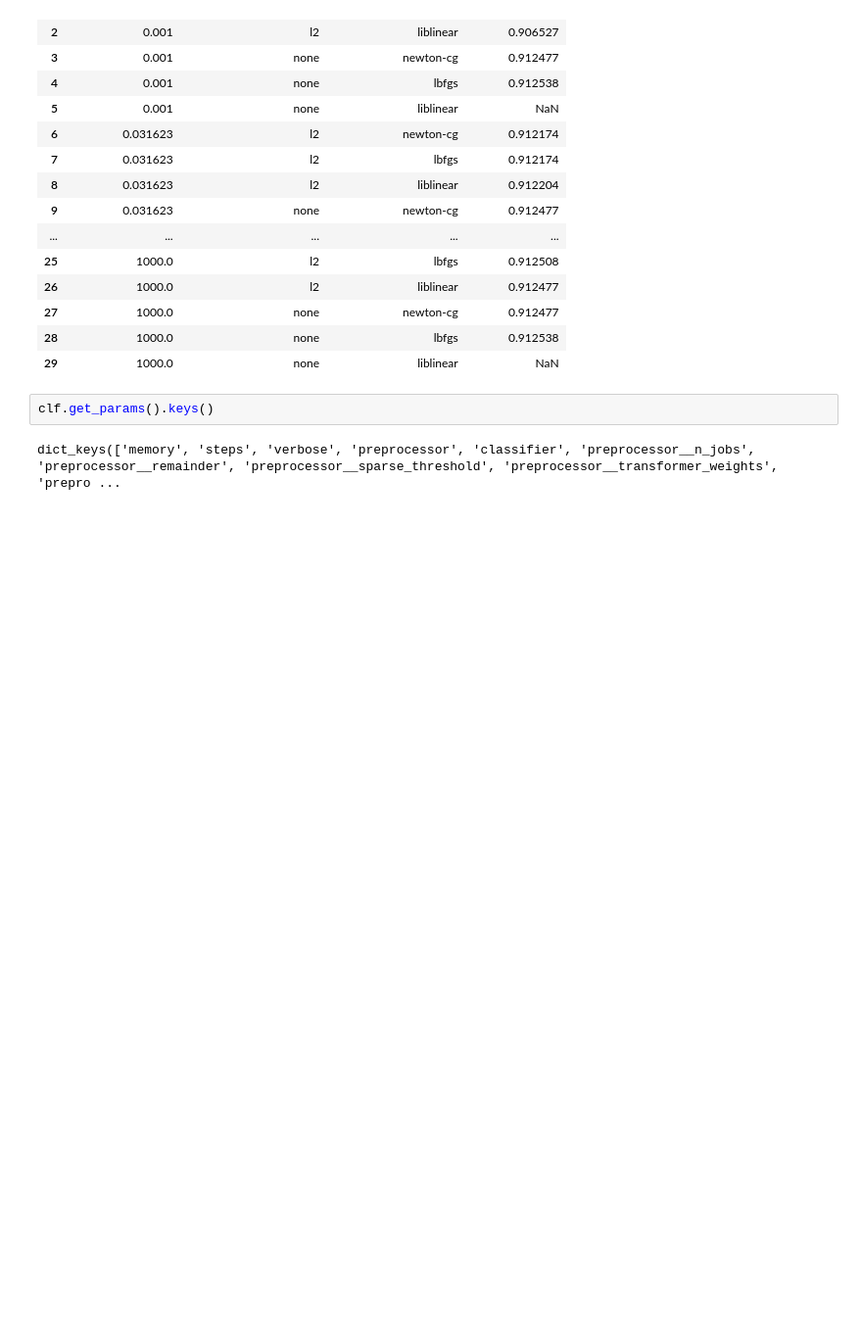
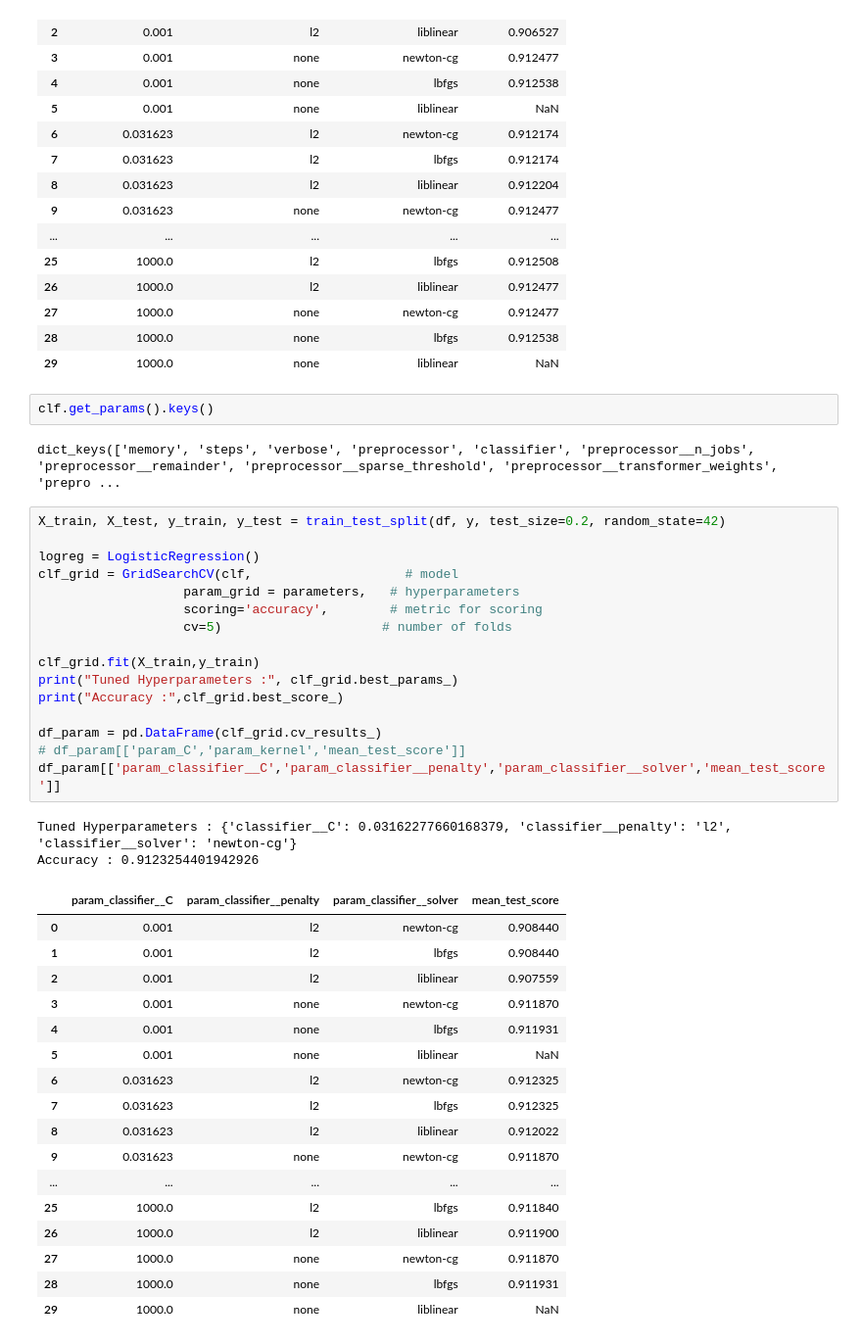
Before and after one commit to gitkym/uvs_bank_marketing_project, a Jupyter notebook: Models.ipynb, the cells around one changed output. Shown at 98% size. Saved outputs shown, nothing was run; the diff lists cells and outputs as text; blank space fills up the shorter version.

Commit message:
grid search lr

```diff
--- a/Models.ipynb
+++ b/Models.ipynb
@@ -161,3 +161,39 @@ df_param[['param_classifier__C','param_classifier__penalty','param_classifier__s
 clf.get_params().keys()
 # %% [output]
 dict_keys(['memory', 'steps', 'verbose', 'preprocessor', 'classifier', 'preprocessor__n_jobs', 'preprocessor__remainder', 'preprocessor__sparse_threshold', 'preprocessor__transformer_weights', 'prepro ...
+# %%
+X_train, X_test, y_train, y_test = train_test_split(df, y, test_size=0.2, random_state=42)
+
+logreg = LogisticRegression()
+clf_grid = GridSearchCV(clf,                    # model
+                   param_grid = parameters,   # hyperparameters
+                   scoring='accuracy',        # metric for scoring
+                   cv=5)                     # number of folds
+
+clf_grid.fit(X_train,y_train)
+print("Tuned Hyperparameters :", clf_grid.best_params_)
+print("Accuracy :",clf_grid.best_score_)
+
+df_param = pd.DataFrame(clf_grid.cv_results_)
+# df_param[['param_C','param_kernel','mean_test_score']]
+df_param[['param_classifier__C','param_classifier__penalty','param_classifier__solver','mean_test_score']]
+# %% [output]
+Tuned Hyperparameters : {'classifier__C': 0.03162277660168379, 'classifier__penalty': 'l2', 'classifier__solver': 'newton-cg'}
+Accuracy : 0.9123254401942926
+|  | param_classifier__C | param_classifier__penalty | param_classifier__solver | mean_test_score |
+| 0 | 0.001 | l2 | newton-cg | 0.908440 |
+| 1 | 0.001 | l2 | lbfgs | 0.908440 |
+| 2 | 0.001 | l2 | liblinear | 0.907559 |
+| 3 | 0.001 | none | newton-cg | 0.911870 |
+| 4 | 0.001 | none | lbfgs | 0.911931 |
+| 5 | 0.001 | none | liblinear | NaN |
+| 6 | 0.031623 | l2 | newton-cg | 0.912325 |
+| 7 | 0.031623 | l2 | lbfgs | 0.912325 |
+| 8 | 0.031623 | l2 | liblinear | 0.912022 |
+| 9 | 0.031623 | none | newton-cg | 0.911870 |
+| ... | ... | ... | ... | ... |
+| 25 | 1000.0 | l2 | lbfgs | 0.911840 |
+| 26 | 1000.0 | l2 | liblinear | 0.911900 |
+| 27 | 1000.0 | none | newton-cg | 0.911870 |
+| 28 | 1000.0 | none | lbfgs | 0.911931 |
+| 29 | 1000.0 | none | liblinear | NaN |
```
